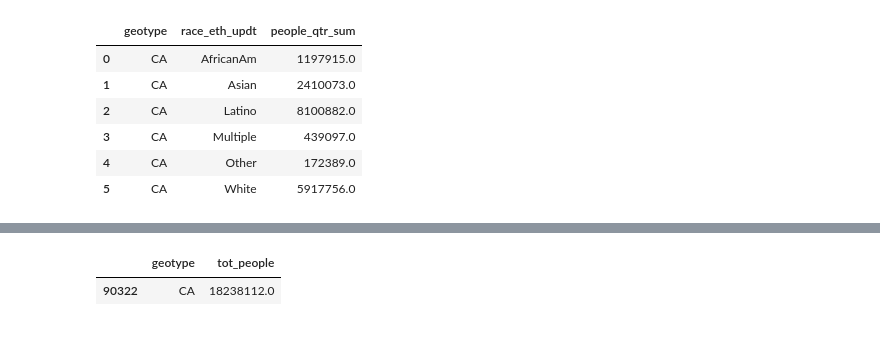
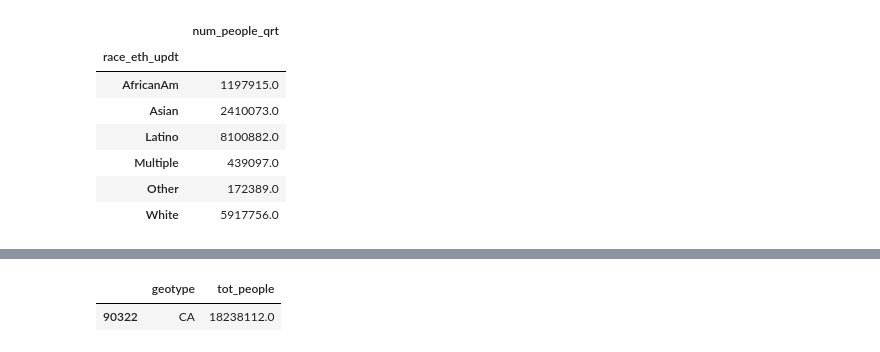
Before and after one commit to mtmcphail/Group1_Final, a Jupyter notebook: Data_Visualizations.ipynb, the cells around one changed output, grey strips where cells are left out. Saved outputs shown, nothing was run; the diff lists cells and outputs as text; code cells hidden in the pictures.

```diff
--- a/Data_Visualizations.ipynb
+++ b/Data_Visualizations.ipynb
@@ -23,9 +23,12 @@ import matplotlib.pyplot as plt
 #engine = create_engine("sqlite:///xxx.xxx")
 
 # In the meantime load csv file
-file_path = Path('Data/population_pct_within_qrt_mile_alcohol copy.csv')
+#file_path = Path('alcohol_ca_clean_final.csv')
+#file_path = Path('alcohol_ca_clean_w_geonames.csv')
+file_path = Path('population_pct_within_qrt_mile_alcohol.csv')
 df = pd.read_csv(file_path)
-df.head()
+#df = df.drop(columns = 'Unnamed: 0', axis=1)
+df
 # %% [output]
 |  | Indicator_ID | ind_definition | reportyear | race_eth_code | race_eth_name | geotype | geotypevalue | ... |
 | 0 | 774 | Percent of Population within 1/4 ... | 2014 | 8 | Other | CT | 6001442100 | ... |
@@ -50,0 +48,5 @@ dtype: object
+# %%
+df_by_state = df[df.geotype == "CA"]
+df_state_total = df_by_state[df_by_state.race_eth_name == "Total"]
+df_by_state = df_by_state[df_by_state.race_eth_name != "Total"]
+df_by_state
@@ -51,7 +63,7 @@ dtype: object
 # %%
 # Rebucket Races/ethnicities
-df_1['race_eth_updt'] = df_1['race_eth_name']
-df_1.loc[(df_1['race_eth_name'] == 'AIAN') | (df_1['race_eth_name'] == 'NHOPI'), 'race_eth_updt'] = 'Other'
+df_by_state['race_eth_updt'] = df_by_state['race_eth_name']
+df_by_state.loc[(df_by_state['race_eth_name'] == 'AIAN') | (df_by_state['race_eth_name'] == 'NHOPI'), 'race_eth_updt'] = 'Other'
 
-df_1
+df_by_state
 # %% [output]
@@ -96,14 +79,13 @@ df_state
 # %%
 ## summarize by race_eth_updt to group small populations
-grouped_multiple = df_state.groupby(['geotype','race_eth_updt']).agg({'num_people_qrt': ['sum']})
-grouped_multiple.columns = ['people_qtr_sum']
-grouped_multiple = grouped_multiple.reset_index()
-grouped_multiple
+df_state_sum = df_by_state.groupby(['race_eth_updt']).agg({'num_people_qrt': 'sum'})
+df_state_sum
 # %% [output]
-|  | geotype | race_eth_updt | people_qtr_sum |
-| 0 | CA | AfricanAm | 1197915.0 |
-| 1 | CA | Asian | 2410073.0 |
-| 2 | CA | Latino | 8100882.0 |
-| 3 | CA | Multiple | 439097.0 |
-| 4 | CA | Other | 172389.0 |
-| 5 | CA | White | 5917756.0 |
+|  | num_people_qrt |
+| race_eth_updt |  |
+| AfricanAm | 1197915.0 |
+| Asian | 2410073.0 |
+| Latino | 8100882.0 |
+| Multiple | 439097.0 |
+| Other | 172389.0 |
+| White | 5917756.0 |
```
Also changed, not shown: parts of 38 cells of this notebook.
